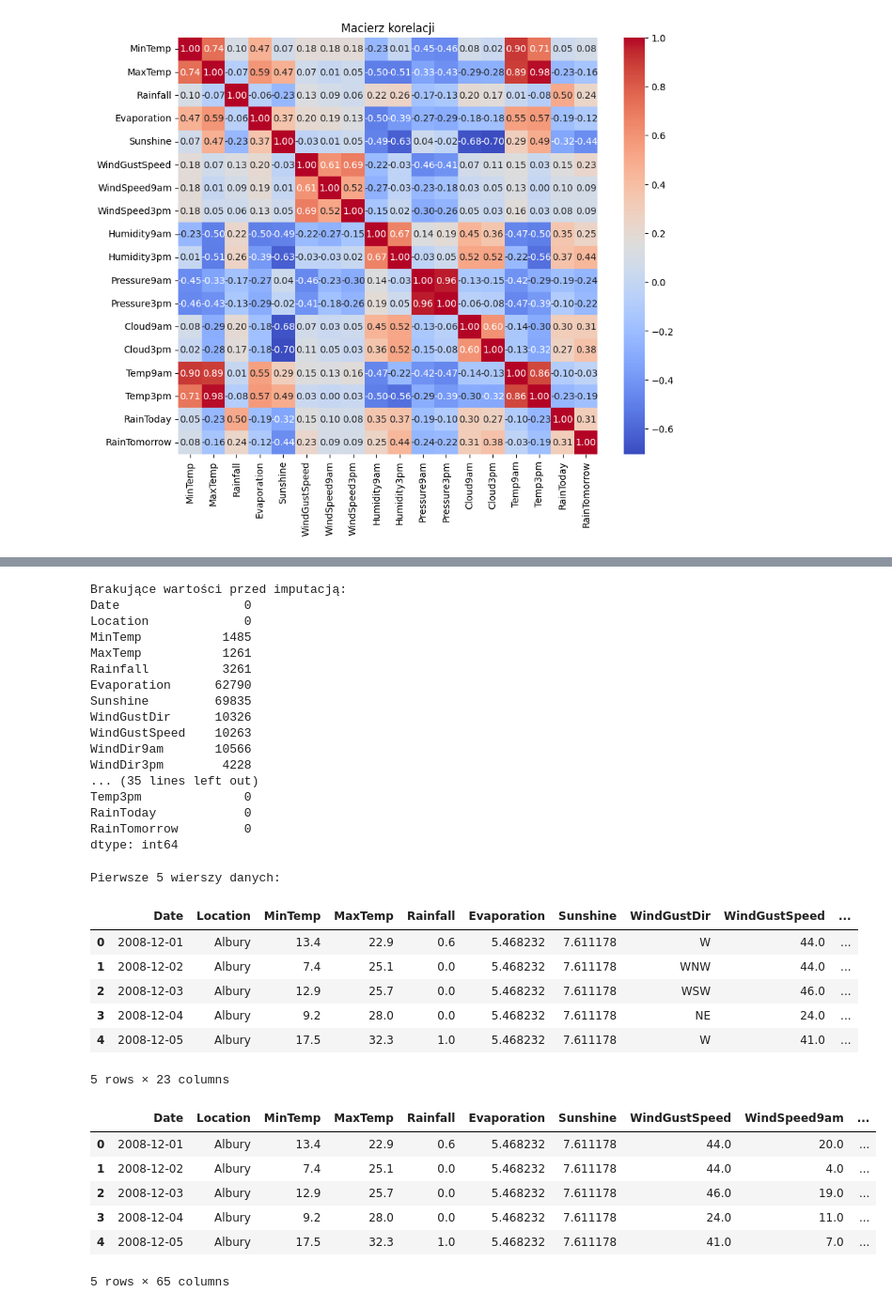
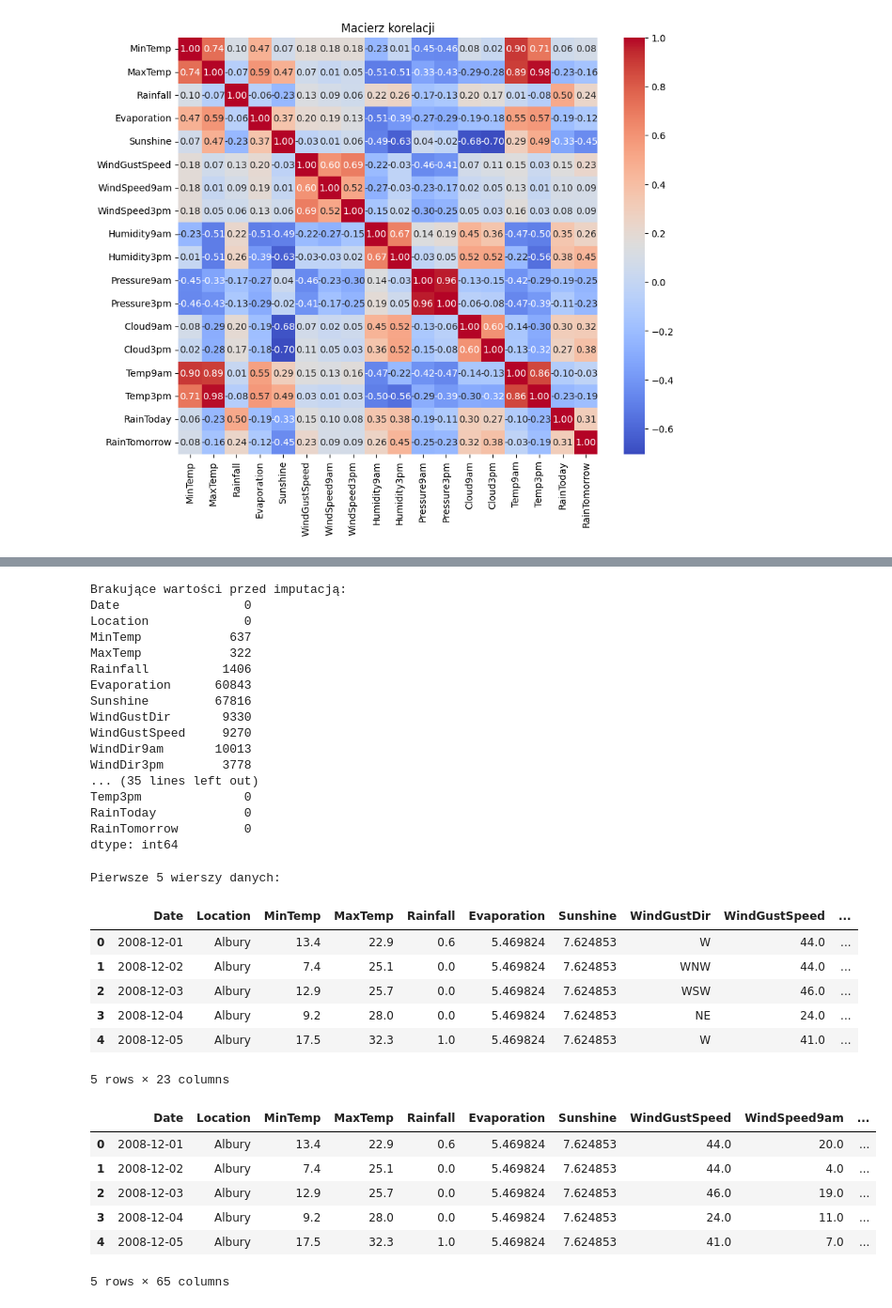
Before and after one commit to krzysztof-kukawski/rain-prediction, a Jupyter notebook: main.ipynb, the cells around one changed output, grey strips where cells are left out. Shown at 94% size. Drawn from its saved outputs; the diff is of its cells as text; code cells hidden in the pictures.

```diff
--- a/main.ipynb
+++ b/main.ipynb
@@ -53,6 +53,8 @@ Podstawowe statystyki opisowe:
 | 50% | 12.000000 | 22.600000 | 0.000000 | 4.800000 | 8.400000 | 39.000000 | 13.000000 | 19.000000 | ... |
 | 75% | 16.900000 | 28.200000 | 0.800000 | 7.400000 | 10.600000 | 48.000000 | 19.000000 | 24.000000 | ... |
 | max | 33.900000 | 48.100000 | 371.000000 | 145.000000 | 14.500000 | 135.000000 | 130.000000 | 87.000000 | ... |
+# %%
+data.dropna(subset="RainTomorrow", inplace=True)
 # %%
 def convert_to_binary(x):
     if x == "Yes":
@@ -197,15 +201,15 @@ print(data.isnull().sum())
 Brakujące wartości przed imputacją:
 Date                 0
 Location             0
-MinTemp           1485
-MaxTemp           1261
-Rainfall          3261
-Evaporation      62790
-Sunshine         69835
-WindGustDir      10326
-WindGustSpeed    10263
-WindDir9am       10566
-WindDir3pm        4228
+MinTemp            637
+MaxTemp            322
+Rainfall          1406
+Evaporation      60843
+Sunshine         67816
+WindGustDir       9330
+WindGustSpeed     9270
+WindDir9am       10013
+WindDir3pm        3778
 ... (35 lines left out)
 Temp3pm              0
 RainToday            0
@@ -217,9 +221,9 @@ display(data.head())
 # %% [output]
 Pierwsze 5 wierszy danych:
 |  | Date | Location | MinTemp | MaxTemp | Rainfall | Evaporation | Sunshine | WindGustDir | WindGustSpeed | ... |
-| 0 | 2008-12-01 | Albury | 13.4 | 22.9 | 0.6 | 5.468232 | 7.611178 | W | 44.0 | ... |
-| 1 | 2008-12-02 | Albury | 7.4 | 25.1 | 0.0 | 5.468232 | 7.611178 | WNW | 44.0 | ... |
-| 2 | 2008-12-03 | Albury | 12.9 | 25.7 | 0.0 | 5.468232 | 7.611178 | WSW | 46.0 | ... |
-| 3 | 2008-12-04 | Albury | 9.2 | 28.0 | 0.0 | 5.468232 | 7.611178 | NE | 24.0 | ... |
-| 4 | 2008-12-05 | Albury | 17.5 | 32.3 | 1.0 | 5.468232 | 7.611178 | W | 41.0 | ... |
+| 0 | 2008-12-01 | Albury | 13.4 | 22.9 | 0.6 | 5.469824 | 7.624853 | W | 44.0 | ... |
+| 1 | 2008-12-02 | Albury | 7.4 | 25.1 | 0.0 | 5.469824 | 7.624853 | WNW | 44.0 | ... |
+| 2 | 2008-12-03 | Albury | 12.9 | 25.7 | 0.0 | 5.469824 | 7.624853 | WSW | 46.0 | ... |
+| 3 | 2008-12-04 | Albury | 9.2 | 28.0 | 0.0 | 5.469824 | 7.624853 | NE | 24.0 | ... |
+| 4 | 2008-12-05 | Albury | 17.5 | 32.3 | 1.0 | 5.469824 | 7.624853 | W | 41.0 | ... |
 5 rows × 23 columns
@@ -229,17 +230,17 @@ data_cleaned = data.dropna(subset=['RainTomorrow'])
 # %%
 # Wybierz kolumny dotyczące kierunku wiatru
 wind_direction_columns = ['WindDir9am', 'WindDir3pm', 'WindGustDir']
 
 # Wykonaj one-hot encoding tylko dla tych kolumn
-data_encoded = pd.get_dummies(data_cleaned, columns=wind_direction_columns, drop_first=True)
+data_encoded = pd.get_dummies(data, columns=wind_direction_columns, drop_first=True)
 
 # Wyświetl pierwsze wiersze dla sprawdzenia
 data_encoded.head()
 # %% [output]
 |  | Date | Location | MinTemp | MaxTemp | Rainfall | Evaporation | Sunshine | WindGustSpeed | WindSpeed9am | ... |
-| 0 | 2008-12-01 | Albury | 13.4 | 22.9 | 0.6 | 5.468232 | 7.611178 | 44.0 | 20.0 | ... |
-| 1 | 2008-12-02 | Albury | 7.4 | 25.1 | 0.0 | 5.468232 | 7.611178 | 44.0 | 4.0 | ... |
-| 2 | 2008-12-03 | Albury | 12.9 | 25.7 | 0.0 | 5.468232 | 7.611178 | 46.0 | 19.0 | ... |
-| 3 | 2008-12-04 | Albury | 9.2 | 28.0 | 0.0 | 5.468232 | 7.611178 | 24.0 | 11.0 | ... |
-| 4 | 2008-12-05 | Albury | 17.5 | 32.3 | 1.0 | 5.468232 | 7.611178 | 41.0 | 7.0 | ... |
+| 0 | 2008-12-01 | Albury | 13.4 | 22.9 | 0.6 | 5.469824 | 7.624853 | 44.0 | 20.0 | ... |
+| 1 | 2008-12-02 | Albury | 7.4 | 25.1 | 0.0 | 5.469824 | 7.624853 | 44.0 | 4.0 | ... |
+| 2 | 2008-12-03 | Albury | 12.9 | 25.7 | 0.0 | 5.469824 | 7.624853 | 46.0 | 19.0 | ... |
+| 3 | 2008-12-04 | Albury | 9.2 | 28.0 | 0.0 | 5.469824 | 7.624853 | 24.0 | 11.0 | ... |
+| 4 | 2008-12-05 | Albury | 17.5 | 32.3 | 1.0 | 5.469824 | 7.624853 | 41.0 | 7.0 | ... |
 5 rows × 65 columns
```
Also changed, not shown: parts of 33 cells of this notebook.
